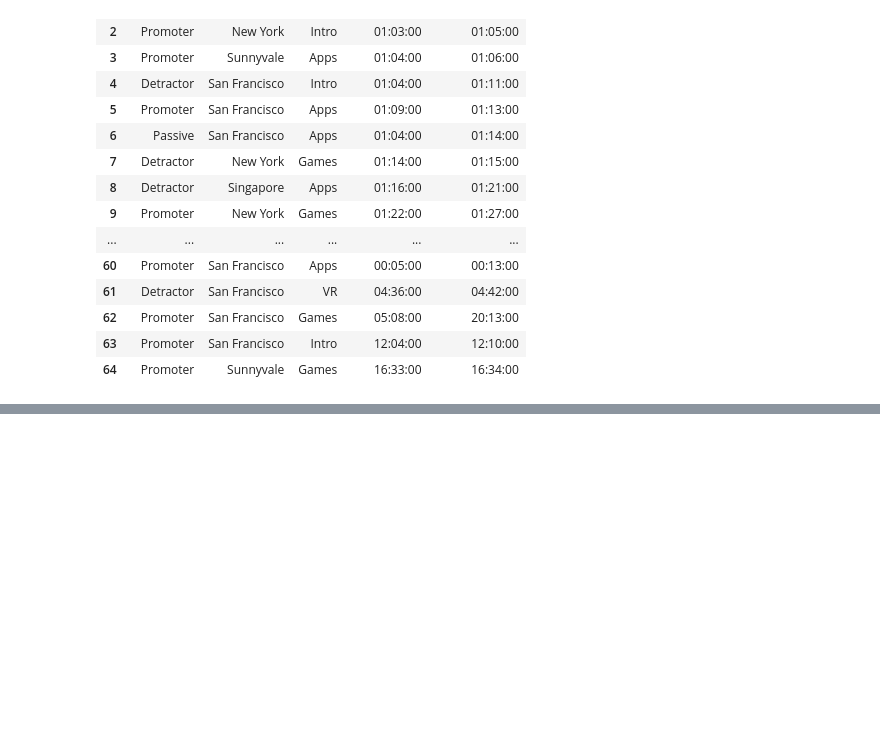
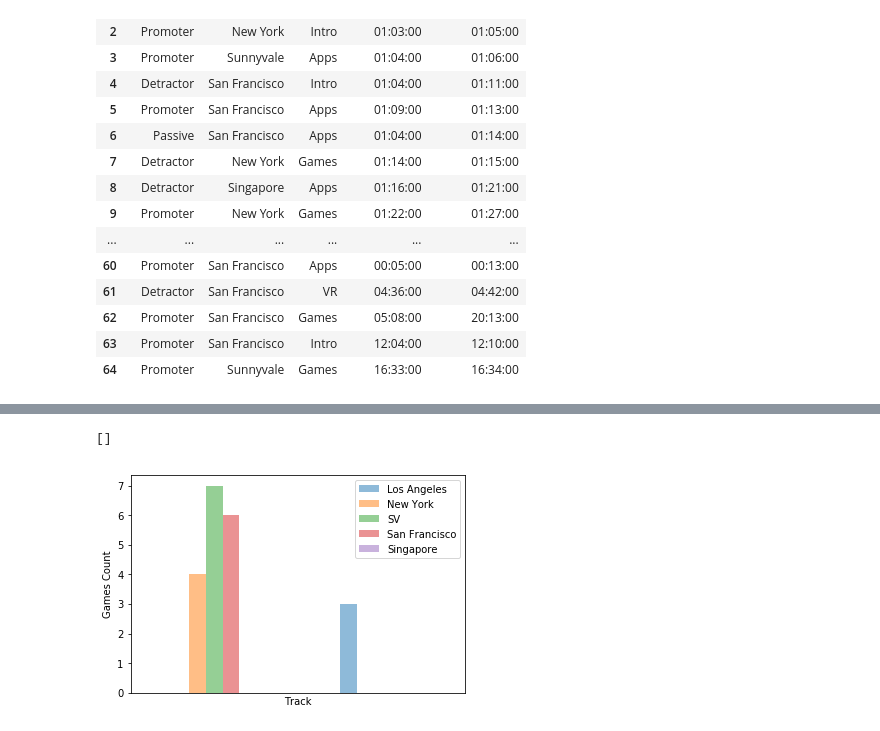
Before and after one commit to Meeshbhoombah/summerize, a Jupyter notebook: week_8_analysis.ipynb, the cells around one changed output, grey strips where cells are left out. Saved outputs shown, nothing was run; the diff lists cells and outputs as text; code cells hidden in the pictures; blank space fills up the shorter version.

```diff
--- a/week_8_analysis.ipynb
+++ b/week_8_analysis.ipynb
@@ -134,0 +156,19 @@ ax.set_xticks([])
+# %%
+sf_games = week_8_df[(week_8_df["Location"] == "San Francisco") & (week_8_df["Track"] == "Games")].count() #6
+la_games = week_8_df[(week_8_df["Location"] == "Los Angeles") & (week_8_df["Track"] == "Games")].count() #3
+ny_games = week_8_df[(week_8_df["Location"] == "New York") & (week_8_df["Track"] == "Games")].count() #4
+sing_games = week_8_df[(week_8_df["Location"] == "Singapore") & (week_8_df["Track"] == "Games")].count() #0
+sv_games = week_8_df[(week_8_df["Location"] == "Sunnyvale") & (week_8_df["Track"] == "Games")].count() #7
+
+games_nps_track_ave = [{'San Francisco': 6, 'SV': 7, 'Singapore': 0, 'New York': 4}, {'Los Angeles': 3 }]
+games_track_df = pd.DataFrame(games_nps_track_ave)
+
+ax = games_track_df.plot(kind='bar', alpha=0.5)
+ax.set_xlabel('Track')
+ax.set_ylabel('Games Count')
+ax.set_xticks([])
+
+#the most successful location based on NPS rating of the games track was Sunnyvale
+# %% [output]
+[]
+[figure, added]
```
Also changed, not shown: parts of 4 cells of this notebook.
